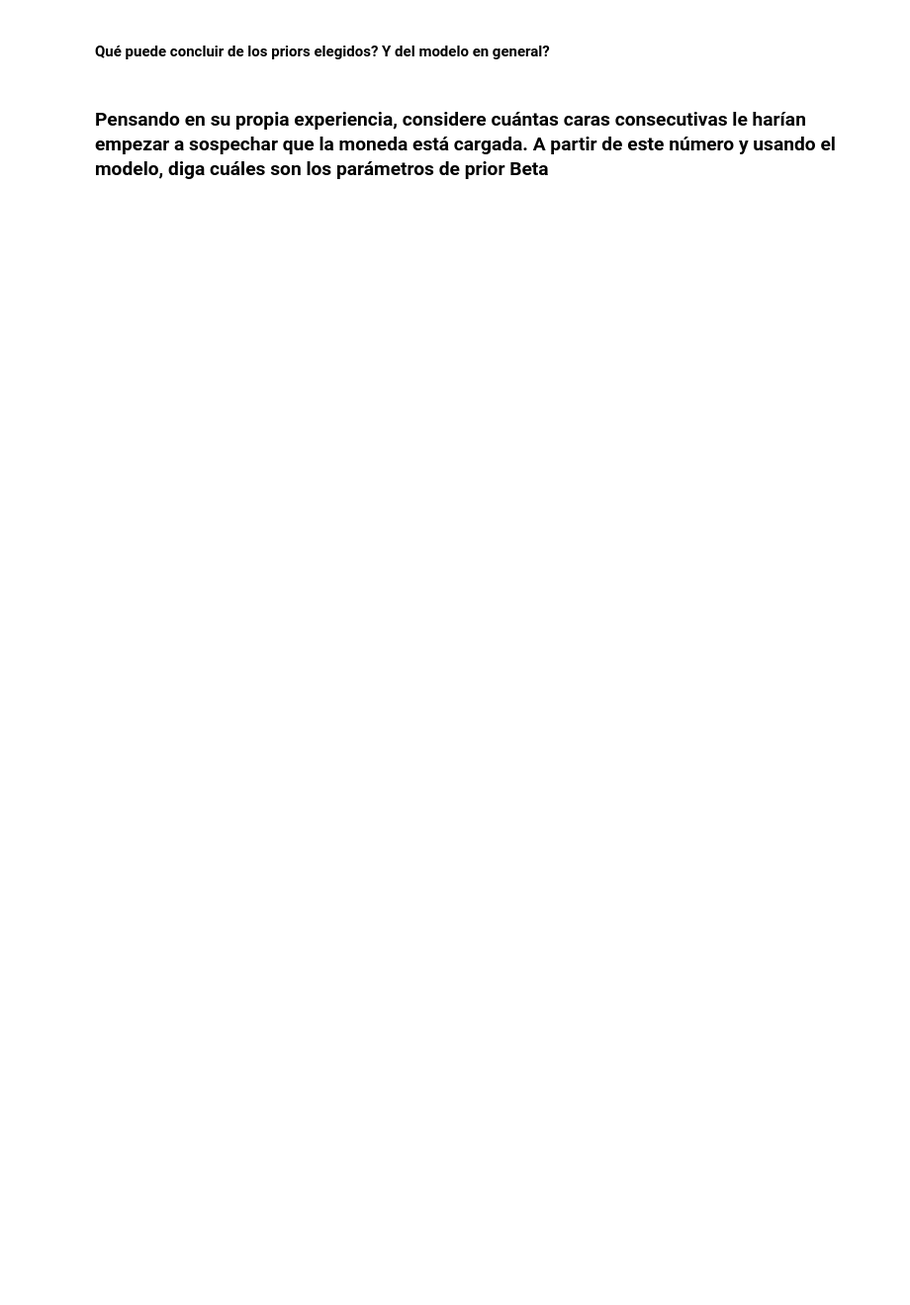
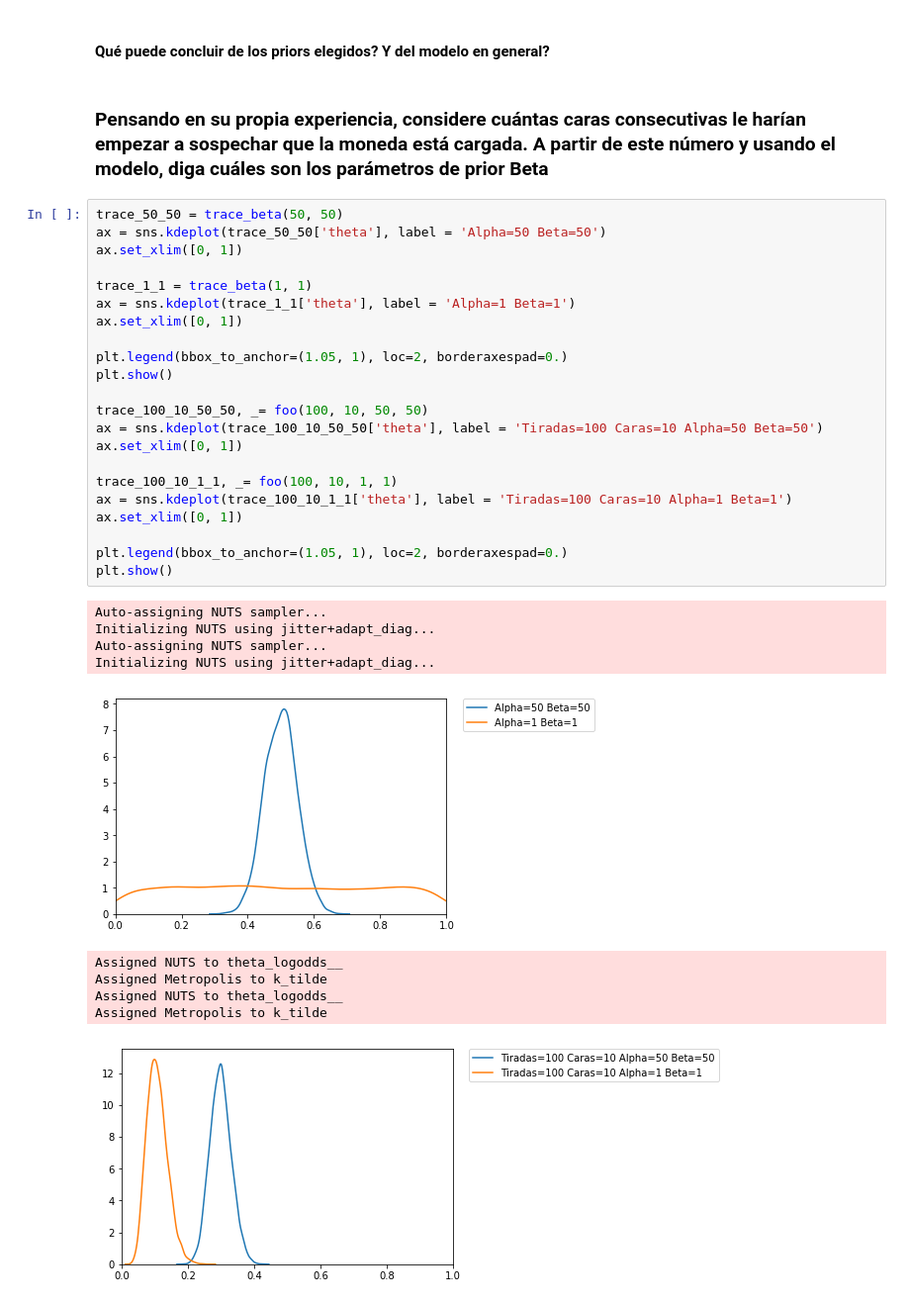
Before and after one commit to santiago-mb/data-science, a Jupyter notebook: wip/tp5/tp5.ipynb, the cells around one changed output. Shown at 99% size. Saved outputs shown, nothing was run; the diff lists cells and outputs as text; blank space fills up the shorter version.

```diff
--- a/wip/tp5/tp5.ipynb
+++ b/wip/tp5/tp5.ipynb
@@ -128,3 +153,36 @@ Próxima tirada Tiradas=20 Caras=20 Alpha=50 Beta=50: {'k': array([13])}
 #### Qué puede concluir de los priors elegidos? Y del modelo en general?
 # %% [markdown]
 ### Pensando en su propia experiencia, considere cuántas caras consecutivas le harían empezar a sospechar que la moneda está cargada. A partir de este número y usando el modelo, diga cuáles son los parámetros de prior Beta
+# %%
+trace_50_50 = trace_beta(50, 50)
+ax = sns.kdeplot(trace_50_50['theta'], label = 'Alpha=50 Beta=50')
+ax.set_xlim([0, 1])
+
+trace_1_1 = trace_beta(1, 1)
+ax = sns.kdeplot(trace_1_1['theta'], label = 'Alpha=1 Beta=1')
+ax.set_xlim([0, 1])
+
+plt.legend(bbox_to_anchor=(1.05, 1), loc=2, borderaxespad=0.)
+plt.show()
+
+trace_100_10_50_50, _= foo(100, 10, 50, 50)
+ax = sns.kdeplot(trace_100_10_50_50['theta'], label = 'Tiradas=100 Caras=10 Alpha=50 Beta=50')
+ax.set_xlim([0, 1])
+
+trace_100_10_1_1, _= foo(100, 10, 1, 1)
+ax = sns.kdeplot(trace_100_10_1_1['theta'], label = 'Tiradas=100 Caras=10 Alpha=1 Beta=1')
+ax.set_xlim([0, 1])
+
+plt.legend(bbox_to_anchor=(1.05, 1), loc=2, borderaxespad=0.)
+plt.show()
+# %% [output]
+Auto-assigning NUTS sampler...
+Initializing NUTS using jitter+adapt_diag...
+Auto-assigning NUTS sampler...
+Initializing NUTS using jitter+adapt_diag...
+[figure, added]
+Assigned NUTS to theta_logodds__
+Assigned Metropolis to k_tilde
+Assigned NUTS to theta_logodds__
+Assigned Metropolis to k_tilde
+[figure, added]
```
Also changed, not shown: parts of 12 cells of this notebook.
